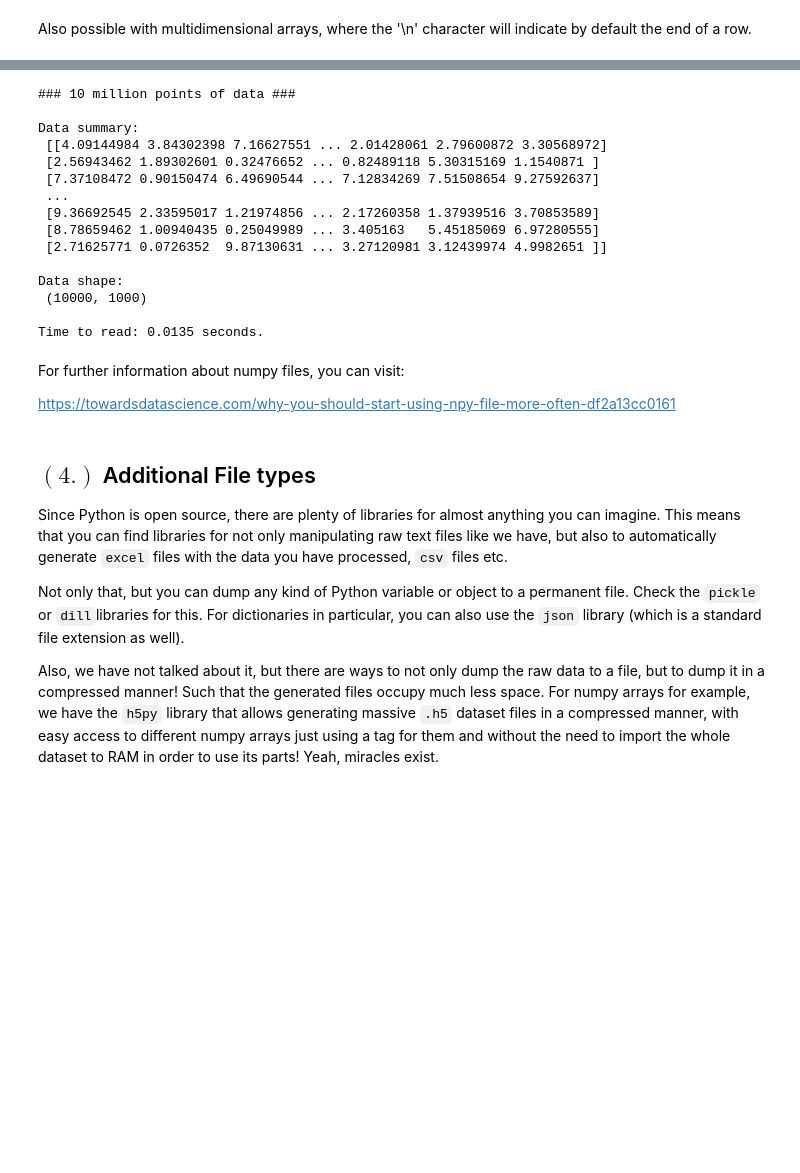
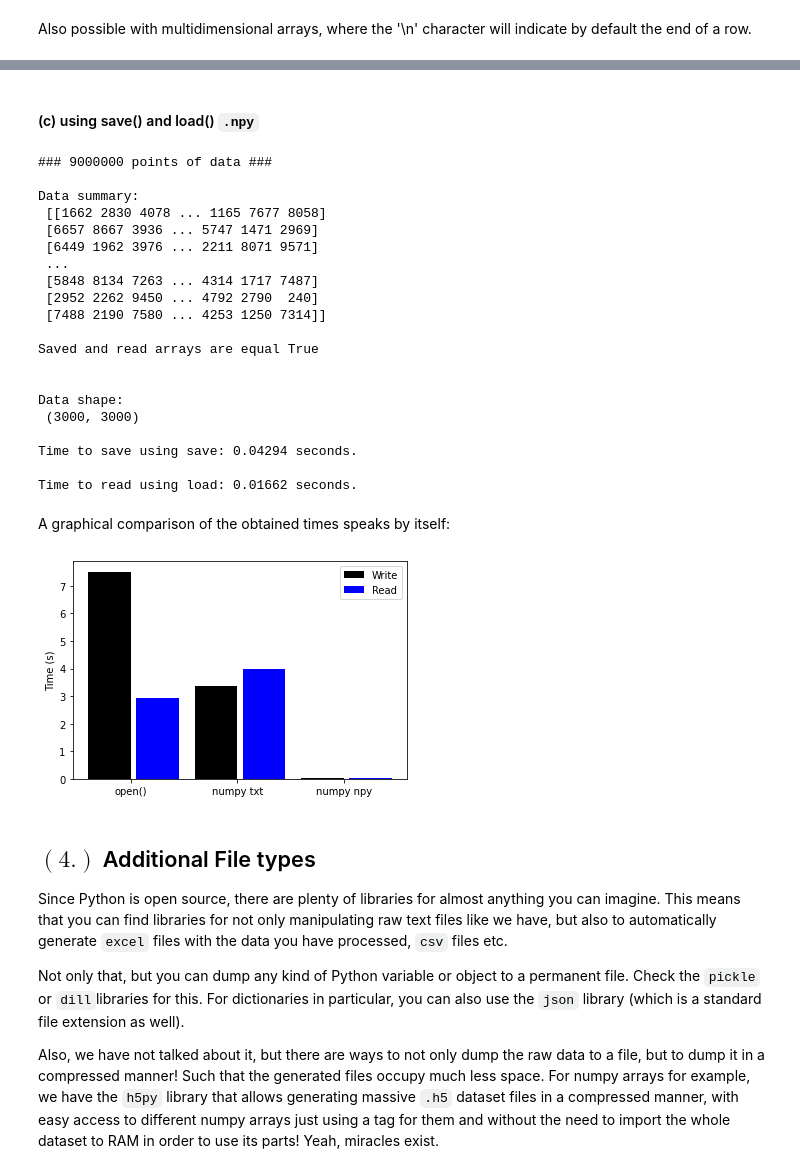
Before and after one commit to LLACorp/Python-Course-for-Scientific-Programming, a Jupyter notebook: LECTURES/Lecture_05.ipynb, the cells around one changed output, grey strips where cells are left out. Saved outputs shown, nothing was run; the diff lists cells and outputs as text; code cells hidden in the pictures; blank space fills up the shorter version.

```diff
--- a/LECTURES/Lecture_05.ipynb
+++ b/LECTURES/Lecture_05.ipynb
@@ -654,34 +849,61 @@ np.save('data.npy', data_array)
+# %% [markdown]
+#### (c) using save() and load() `.npy`
 # %%
-start=time()
+start_save = time()
+np.save('data.npy', a)
+end_save = time()
 
-data_array = np.load('data.npy')
+start_read = time()
+b = np.load('data.npy')
+end_read = time()
 
-end=time()
+total_save_time_save = end_save - start_save
+total_read_time_load = end_read - start_read
 
-print("### 10 million points of data ###")
-print("\nData summary:\n", data_array)
-print("\nData shape:\n", data_array.shape)
-print(f"\nTime to read: {round(end-start,5)} seconds.")
+print(f"### {N**2} points of data ###")
+print("\nData summary:\n", b)
+print(f"\nSaved and read arrays are equal {np.array_equal(a,b)}\n")
+print("\nData shape:\n", b.shape)
+print(f"\nTime to save using save: {round(total_save_time_save,5)} seconds.")
+print(f"\nTime to read using load: {round(total_read_time_load,5)} seconds.")
 # %% [output]
-### 10 million points of data ###
+### 9000000 points of data ###
 
 Data summary:
- [[4.09144984 3.84302398 7.16627551 ... 2.01428061 2.79600872 3.30568972]
- [2.56943462 1.89302601 0.32476652 ... 0.82489118 5.30315169 1.1540871 ]
- [7.37108472 0.90150474 6.49690544 ... 7.12834269 7.51508654 9.27592637]
+ [[1662 2830 4078 ... 1165 7677 8058]
+ [6657 8667 3936 ... 5747 1471 2969]
+ [6449 1962 3976 ... 2211 8071 9571]
  ...
- [9.36692545 2.33595017 1.21974856 ... 2.17260358 1.37939516 3.70853589]
- [8.78659462 1.00940435 0.25049989 ... 3.405163   5.45185069 6.97280555]
- [2.71625771 0.0726352  9.87130631 ... 3.27120981 3.12439974 4.9982651 ]]
+ [5848 8134 7263 ... 4314 1717 7487]
+ [2952 2262 9450 ... 4792 2790  240]
+ [7488 2190 7580 ... 4253 1250 7314]]
+
+Saved and read arrays are equal True
+
 
 Data shape:
- (10000, 1000)
+ (3000, 3000)
 
-Time to read: 0.0135 seconds.
+Time to save using save: 0.04294 seconds.
+
+Time to read using load: 0.01662 seconds.
-# %% [markdown]
-For further information about numpy files, you can visit:
-
-https://towardsdatascience.com/why-you-should-start-using-npy-file-more-often-df2a13cc0161
+# %% [markdown]
+A graphical comparison of the obtained times speaks by itself:
+# %%
+import matplotlib.pyplot as plt
+fig = plt.figure()
+ax = fig.add_subplot(111)
+
+X = np.arange(3)
+ax.bar(X + 0.00, [total_save_time_open, total_save_time_savetxt, total_save_time_save], color = 'k', width = 0.4, label="Write")
+ax.bar(X + 0.45, [total_read_time_open, total_read_time_loadtxt, total_read_time_load], color = 'b', width = 0.4, label="Read")
+ax.set_xticks(X+0.2, ('open()', 'numpy txt', 'numpy npy'))
+ax.set_ylabel("Time (s)")
+#ax.set_xlabel("Method")
+plt.legend()
+plt.show()
+# %% [output]
+[figure, added]
 # %% [markdown]
 <a id='4'></a>
 
```
Also changed, not shown: parts of 85 cells of this notebook.
